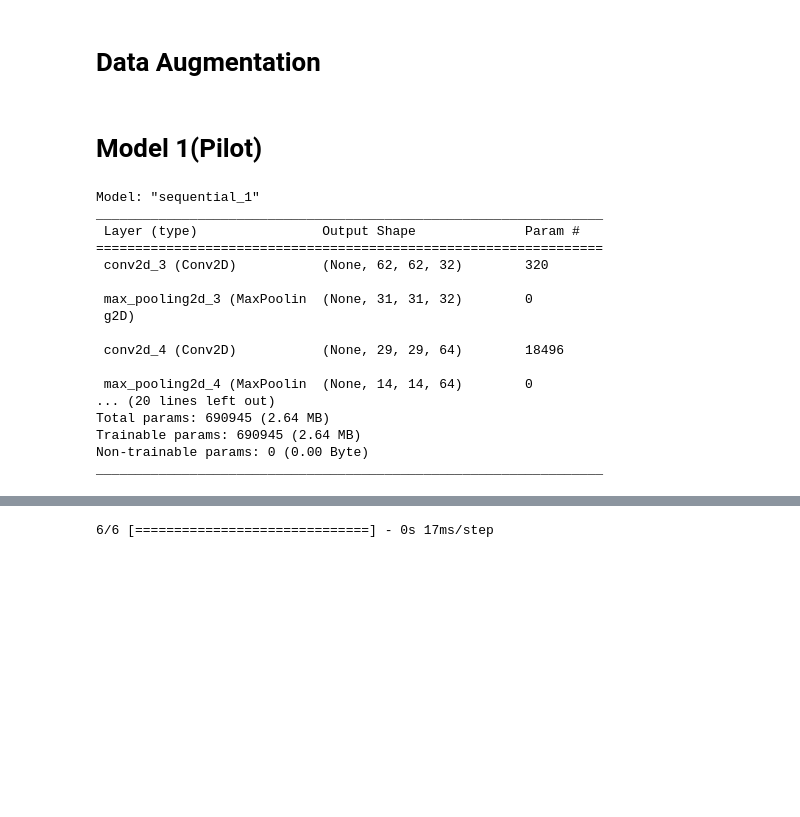
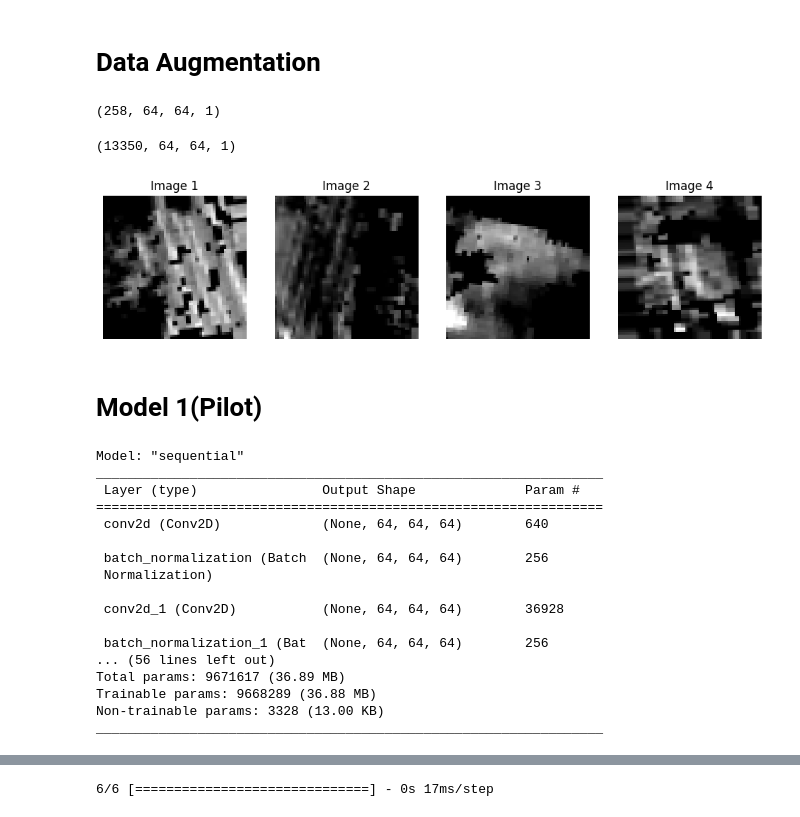
Before and after one commit to guillaumedherouville/mckinsey-methane-hackathon, a Jupyter notebook: notebooks/Pilot_Model.ipynb, the cells around one changed output, grey strips where cells are left out. Drawn from its saved outputs; the diff is of its cells as text; code cells hidden in the pictures; blank space fills up the shorter version.

```diff
--- a/notebooks/Pilot_Model.ipynb
+++ b/notebooks/Pilot_Model.ipynb
@@ -245,6 +245,10 @@ array([1, 0, 0, 1, 1, 1, 0, 1, 1, 0, 0, 1, 0, 0, 0, 1, 0, 1, 0, 1, 1, 1,
        1, 0, 1, 0, 1, 0, 1, 1, 0, 1, 1, 1, 1, 0, 0, 1])
 # %% [markdown]
 # Data Augmentation
+# %%
+X_train.shape
+# %% [output]
+(258, 64, 64, 1)
 # %%
 datagen = ImageDataGenerator(
     rotation_range=10,
@@ -274,6 +278,22 @@ X_train_augmented = np.concatenate(augmented_images)
 y_train_augmented = np.concatenate(augmented_labels)
 
 y_train_augmented = y_train_augmented.astype(int)
+# %%
+X_train_augmented.shape
+# %% [output]
+(13350, 64, 64, 1)
+# %%
+pl = X_train_augmented[[1,259,260,261]]
+plt.figure(figsize=(12, 4))
+for i in range(4):
+    plt.subplot(1, 4, i + 1)  # 1 row, 4 columns
+    plt.imshow(pl[i], cmap='gray')  # You may need to specify a colormap (cmap)
+    plt.axis('off')  # Turn off axis labels
+    plt.title(f"Image {i+1}")
+
+plt.show()
+# %% [output]
+[figure, added]
 # %% [markdown]
 # Model 1(Pilot)
 # %%
@@ -285,30 +305,42 @@ def auc(y_true, y_pred):
     K.get_session().run(tf.local_variables_initializer())
     return auc
 # %%
-import tensorflow as tf
-from tensorflow.keras import layers
-
-# Set the random seed for reproducibility
-tf.random.set_seed(1234)
-
-# Define the CNN model
+# Model Architecture
 model = tf.keras.Sequential([
     # Convolutional layers
-    layers.Conv2D(32, (3, 3), activation='relu', input_shape=(64, 64, 1)),
+    layers.Conv2D(64, (3, 3), activation='relu', padding='same', input_shape=(64, 64, 1)),
+    layers.BatchNormalization(),
+    layers.Conv2D(64, (3, 3), activation='relu', padding='same'),
+    layers.BatchNormalization(),
     layers.MaxPooling2D((2, 2)),
-    layers.Conv2D(64, (3, 3), activation='relu'),
+    layers.Dropout(0.25),
+
+    layers.Conv2D(128, (3, 3), activation='relu', padding='same'),
+    layers.BatchNormalization(),
+    layers.Conv2D(128, (3, 3), activation='relu', padding='same'),
+    layers.BatchNormalization(),
     layers.MaxPooling2D((2, 2)),
-    layers.Conv2D(128, (3, 3), activation='relu'),
+    layers.Dropout(0.25),
+
+    layers.Conv2D(256, (3, 3), activation='relu', padding='same'),
+    layers.BatchNormalization(),
+    layers.Conv2D(256, (3, 3), activation='relu', padding='same'),
+    layers.BatchNormalization(),
     layers.MaxPooling2D((2, 2)),
+    layers.Dropout(0.25),
 
     # Flatten the output for fully connected layers
     layers.Flatten(),
 
     # Fully connected layers
-    layers.Dense(128, activation='relu'),
+    layers.Dense(512, activation='relu'),
+    layers.BatchNormalization(),
     layers.Dropout(0.5),
-    layers.Dense(64, activation='relu'),
+
+    layers.Dense(256, activation='relu'),
+    layers.BatchNormalization(),
     layers.Dropout(0.5),
+
     layers.Dense(1, activation='sigmoid')  # Use 'sigmoid' for binary classification
 ])
 
@@ -324,27 +356,29 @@ model.summary()
 early_stopping = tf.keras.callbacks.EarlyStopping(
     monitor='val_loss',
     patience=5,
-    restore_best_weights=True)
+    restore_best_weights=True
+)
 
+# TensorBoard Logging
 log_dir = "logs/fit/" + datetime.datetime.now().strftime("%Y%m%d-%H%M%S")
 tensorboard_callback = tf.keras.callbacks.TensorBoard(log_dir=log_dir, histogram_freq=1)
 # %% [output]
-Model: "sequential_1"
+Model: "sequential"
 _________________________________________________________________
  Layer (type)                Output Shape              Param #
 =================================================================
- conv2d_3 (Conv2D)           (None, 62, 62, 32)        320
+ conv2d (Conv2D)             (None, 64, 64, 64)        640
 
- max_pooling2d_3 (MaxPoolin  (None, 31, 31, 32)        0
- g2D)
+ batch_normalization (Batch  (None, 64, 64, 64)        256
+ Normalization)
 
- conv2d_4 (Conv2D)           (None, 29, 29, 64)        18496
+ conv2d_1 (Conv2D)           (None, 64, 64, 64)        36928
 
- max_pooling2d_4 (MaxPoolin  (None, 14, 14, 64)        0
-... (20 lines left out)
-Total params: 690945 (2.64 MB)
-Trainable params: 690945 (2.64 MB)
-Non-trainable params: 0 (0.00 Byte)
+ batch_normalization_1 (Bat  (None, 64, 64, 64)        256
+... (56 lines left out)
+Total params: 9671617 (36.89 MB)
+Trainable params: 9668289 (36.88 MB)
+Non-trainable params: 3328 (13.00 KB)
 _________________________________________________________________
 # %%
 batch_size = 32
```
Also changed, not shown: parts of 3 cells of this notebook, 5 other files.
